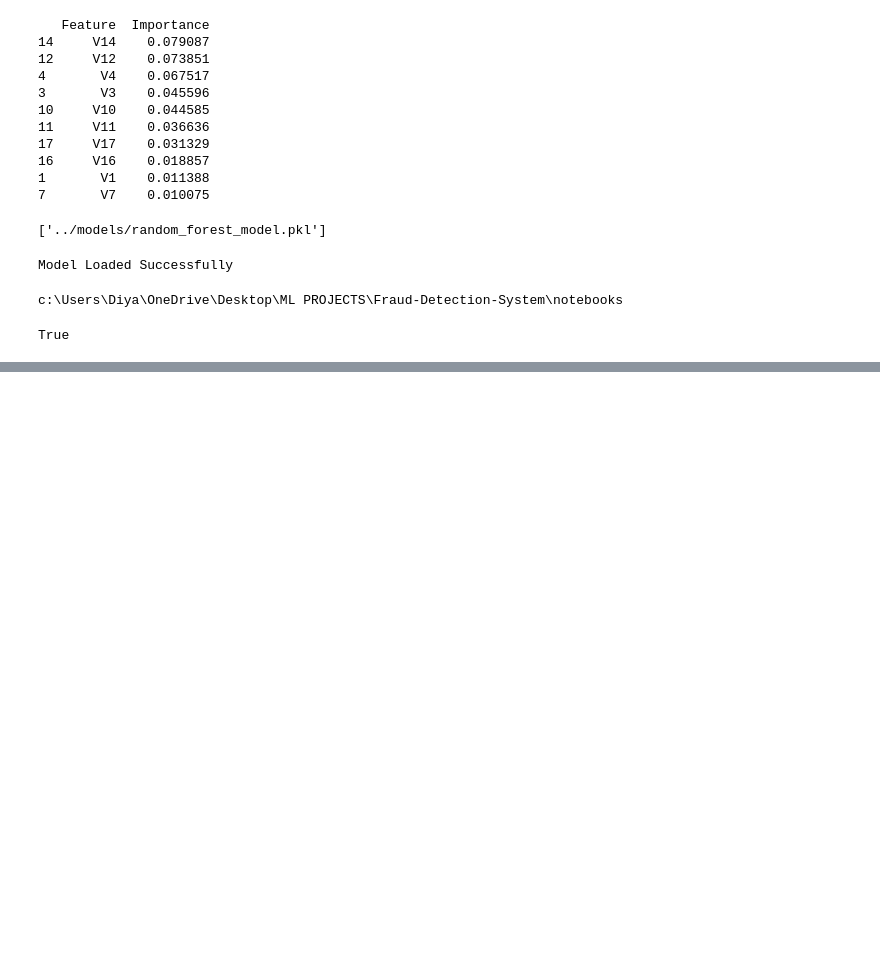
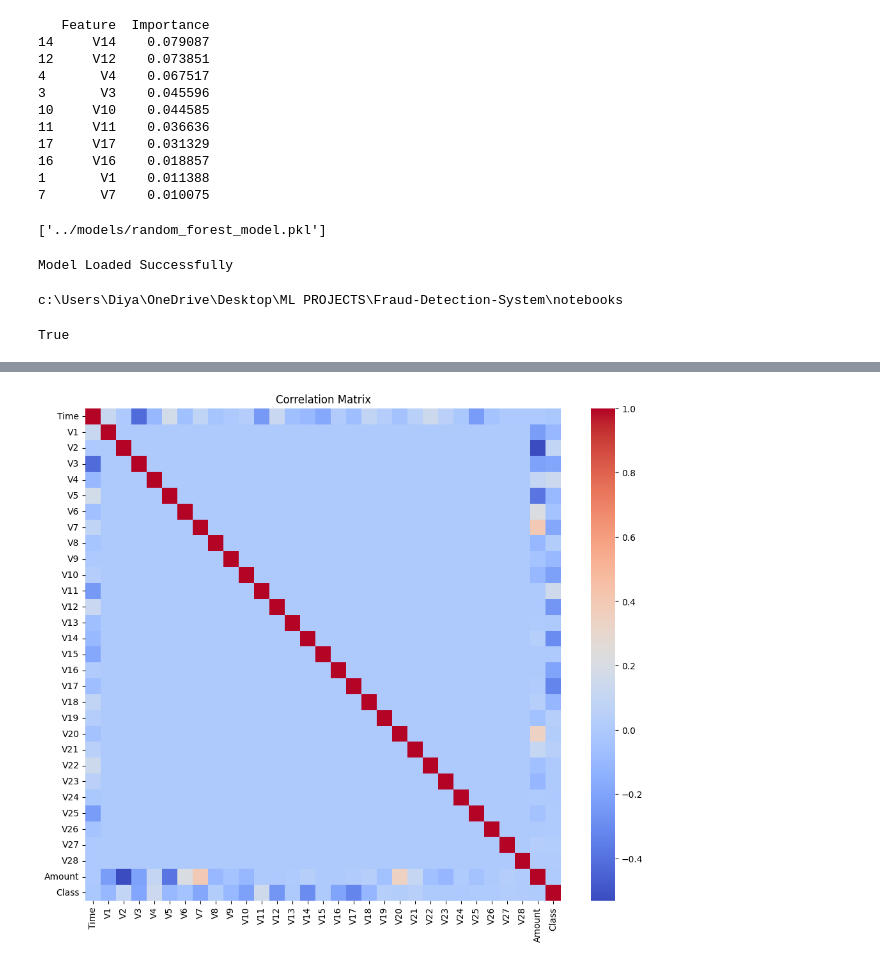
Before and after one commit to dironix/Fraud-Detection-System, a Jupyter notebook: notebooks/fraud_detection.ipynb, the cells around one changed output, grey strips where cells are left out. Cells and saved outputs as stored; diff of their text form; code cells hidden in the pictures; blank space fills up the shorter version.

```diff
--- a/notebooks/fraud_detection.ipynb
+++ b/notebooks/fraud_detection.ipynb
@@ -355,3 +355,9 @@ import os
 print(os.path.exists("../models/random_forest_model.pkl"))
 # %% [output]
 True
+# %%
+import pandas as pd
+
+df = pd.read_csv(
+    "../data/raw/creditcard.csv"
+)
@@ -357,0 +392,13 @@ True
+# %%
+plt.figure(figsize=(12,10))
+
+sns.heatmap(
+    df.corr(),
+    cmap="coolwarm"
+)
+
+plt.title("Correlation Matrix")
+
+plt.show()
+# %% [output]
+[figure, added]
```
Also changed, not shown: parts of 16 cells of this notebook, 10 other files.
